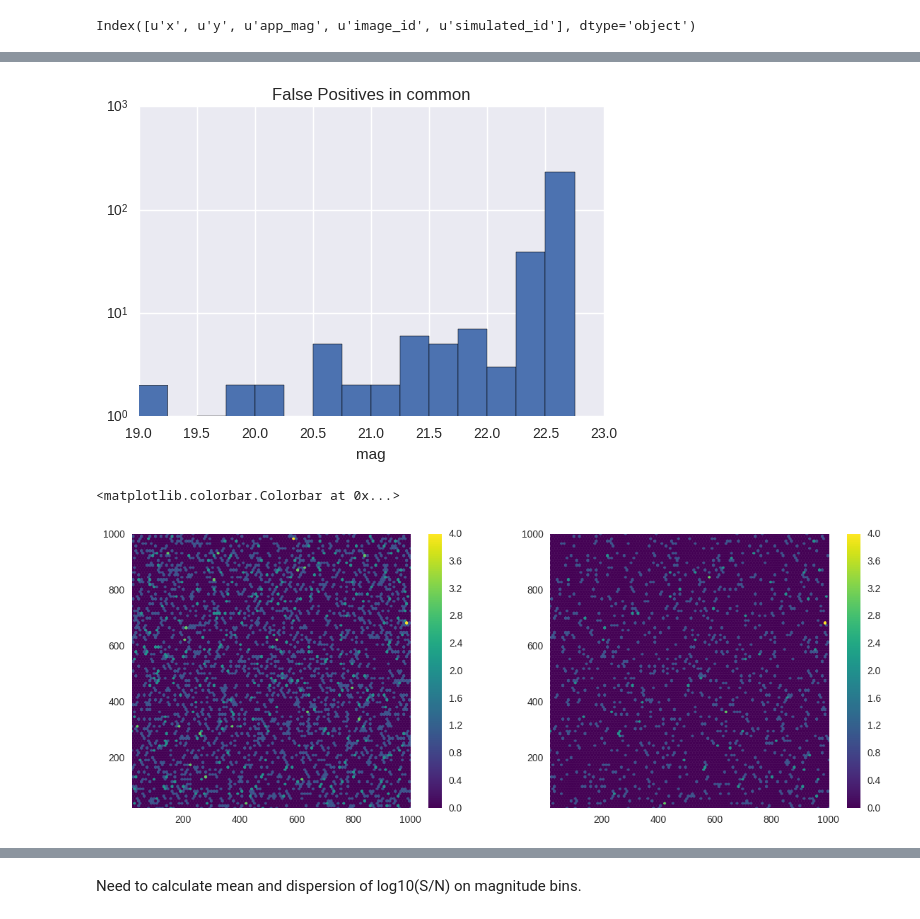
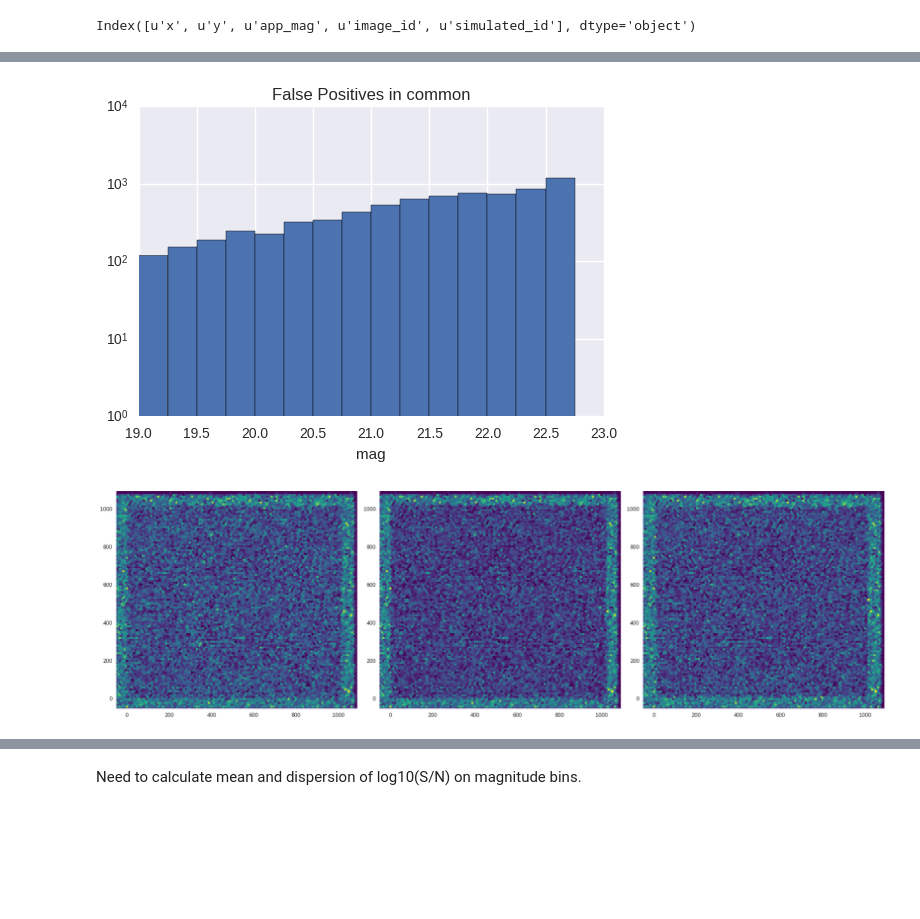
Before and after one commit to BrunoSanchez/RBMLearning, a Jupyter notebook: Plots-Threesome.ipynb, the cells around one changed output, grey strips where cells are left out. Saved outputs shown, nothing was run; the diff lists cells and outputs as text; code cells hidden in the pictures; blank space fills up the shorter version.

```diff
--- a/Plots-Threesome.ipynb
+++ b/Plots-Threesome.ipynb
@@ -432,24 +474,28 @@ magnitudes_und.plot.hist(stacked=True, bins=15, log=True)
 # %%
 bins = np.arange(19, 23., 0.25)
-plt.hist(und_mix.app_mag_b[und_mix.row_from=='both'], bins=bins, log=True)
+plt.hist(und_mix.app_mag[und_mix.origin=='all'], bins=bins, log=True)
 plt.title('False Positives in common')
 plt.xlabel('mag')
 plt.xlim(19, 23.)
+plt.ylim(1, 10000)
 plt.show()
 # %% [output]
-[figure, old version]
+[figure, new version]
 # %%
-plt.figure(figsize=(14,5))
-plt.subplot(121)
-plt.xlabel
+plt.figure(figsize=(20,6))
+plt.subplot(131)
 plt.hexbin(und_z.x, und_z.y, cmap='viridis')
-plt.colorbar()
-plt.subplot(122)
+#plt.colorbar()
+plt.subplot(132)
 plt.hexbin(und_b.x, und_b.y, cmap='viridis')
-plt.colorbar()
+#plt.colorbar()
+plt.subplot(133)
+plt.hexbin(und_h.x, und_h.y, cmap='viridis')
+#plt.colorbar()
+plt.tight_layout()
+plt.show()
 # %% [output]
-<matplotlib.colorbar.Colorbar at 0x...>
-[figure, old version]
+[figure, new version]
 # %%
 plt.figure(figsize=(8, 4))
 plt.subplot(121)
```
Also changed, not shown: parts of 31 cells of this notebook, 2 other files.
